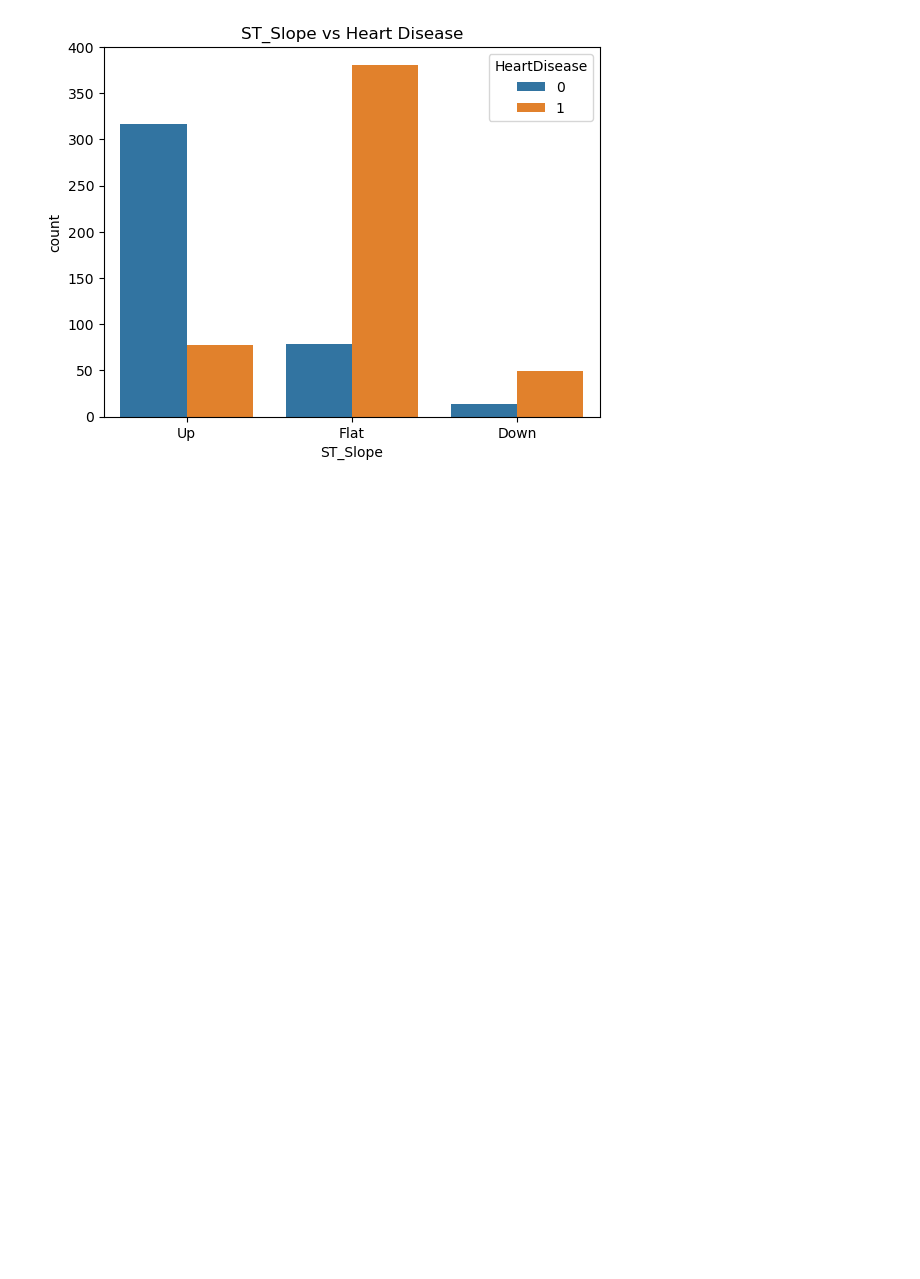
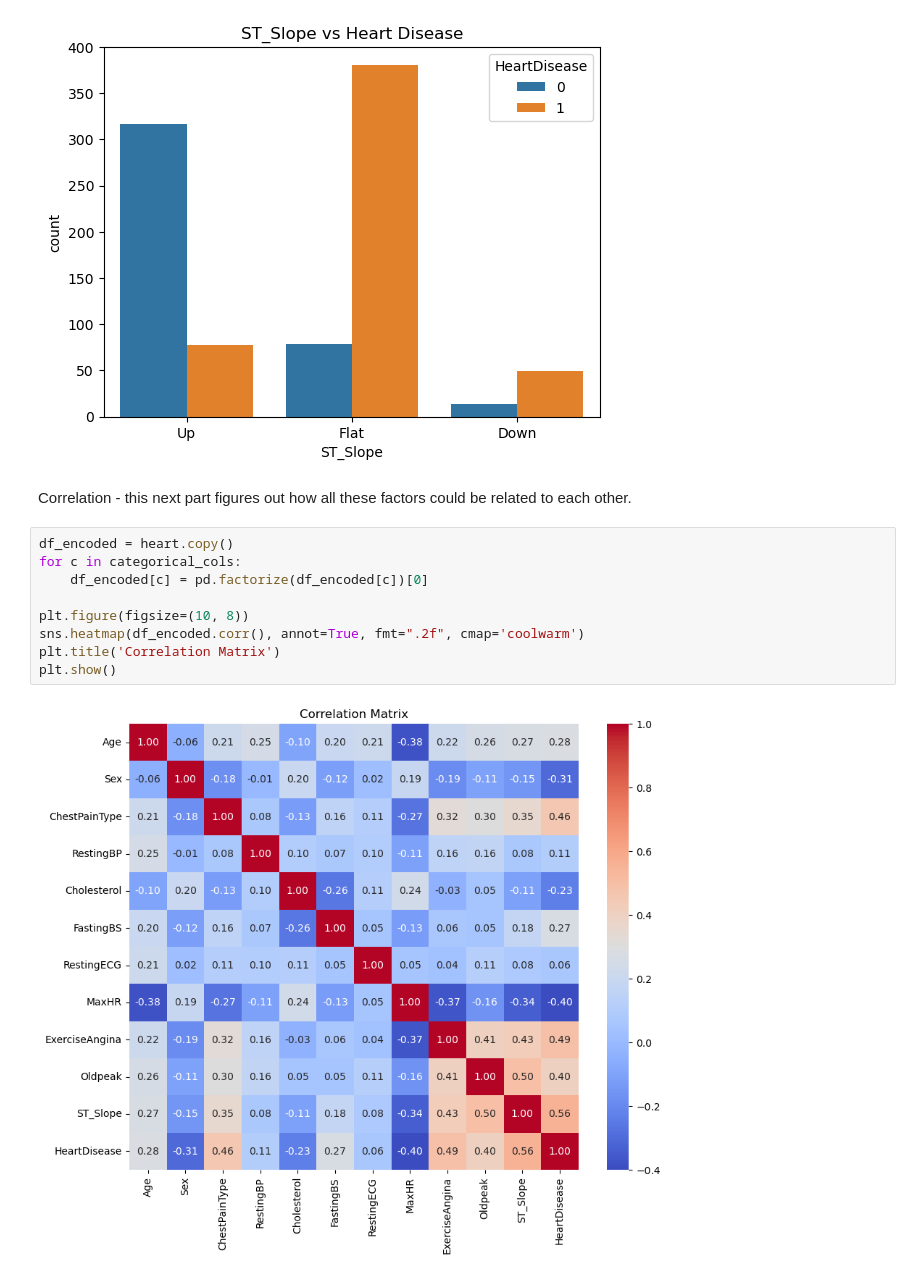
Before and after one commit to antararaj/Heart-Failure, a Jupyter notebook: Heart-Failure.ipynb, the cells around one changed output. Drawn from its saved outputs; the diff is of its cells as text; blank space fills up the shorter version.

```diff
--- a/Heart-Failure.ipynb
+++ b/Heart-Failure.ipynb
@@ -148,3 +148,16 @@ for col in categorical_cols:
 [figure]
 [figure]
 [figure]
+# %% [markdown]
+Correlation - this next part figures out how all these factors could be related to each other.
+# %%
+df_encoded = heart.copy()
+for c in categorical_cols:
+    df_encoded[c] = pd.factorize(df_encoded[c])[0]
+
+plt.figure(figsize=(10, 8))
+sns.heatmap(df_encoded.corr(), annot=True, fmt=".2f", cmap='coolwarm')
+plt.title('Correlation Matrix')
+plt.show()
+# %% [output]
+[figure, added]
```
Also changed, not shown: parts of 8 cells of this notebook.
